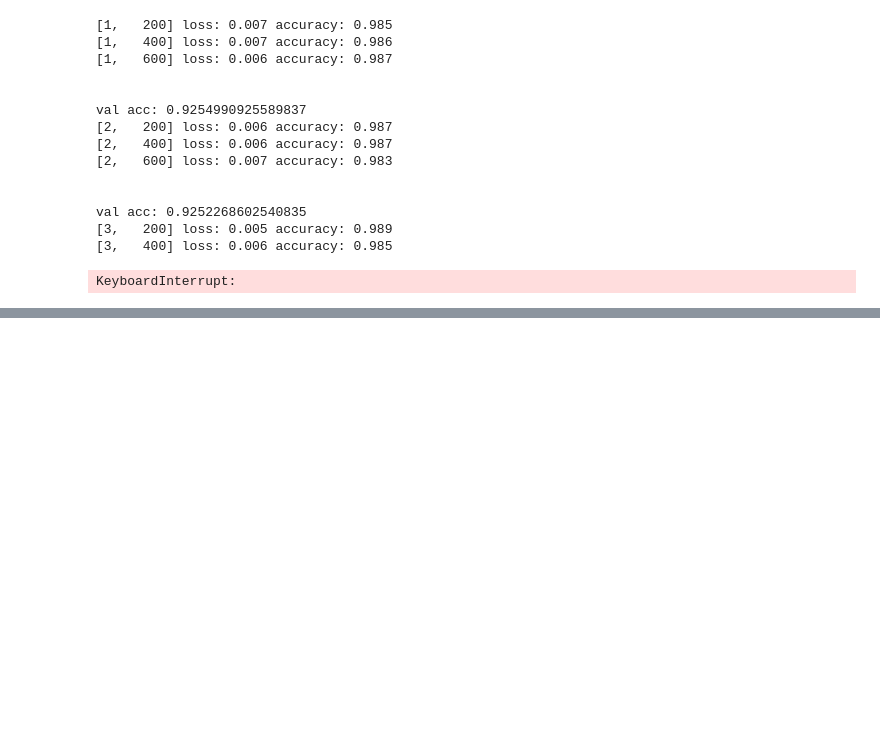
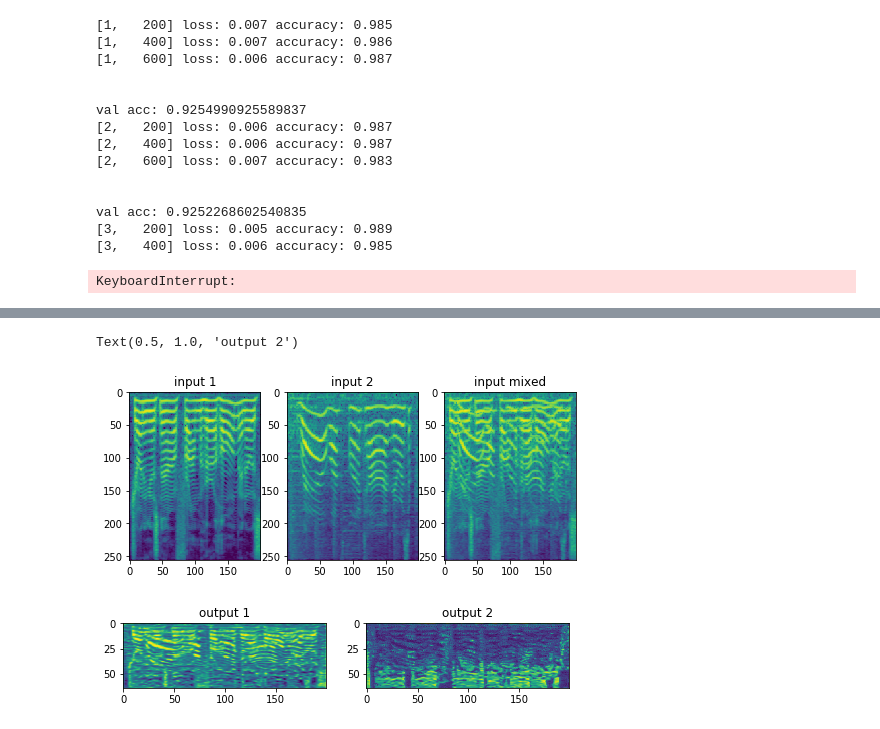
Before and after one commit to JunzheJosephZhu/Identifying-Speakers-in-Cocktail-Parties-with-E2E-Attention, a Jupyter notebook: overnet8.ipynb, the cells around one changed output, grey strips where cells are left out. Drawn from its saved outputs; the diff is of its cells as text; code cells hidden in the pictures; blank space fills up the shorter version.

```diff
--- a/overnet8.ipynb
+++ b/overnet8.ipynb
@@ -413,0 +414,46 @@ test acc: 0.92994555353902
+# %%
+modulelist2 = list([overnet.downsample1, overnet.res_att, overnet.downsample2])
+modulelist1 = list([overnet.downsample1, overnet.res_att])
+modulelist0 = list([overnet.downsample1])
+extractor2 = nn.Sequential(*modulelist2)
+extractor1 = nn.Sequential(*modulelist1)
+extractor0 = nn.Sequential(*modulelist0)
+# %%
+visualset = OverlayDataSet('overlay-test.csv', True)
+idx = np.random.randint(len(visualset))
+spec1, spec2, spec, target = visualset[idx]
+spec = torch.Tensor(spec).cuda(device).float()[None, ...]
+
+out0 = extractor0(spec)[0].detach().cpu().numpy()
+out1 = extractor1(spec)[0].detach().cpu().numpy()
+out2 = extractor2(spec)[0].detach().cpu().numpy()
+
+#out = out.reshape(-1, out.shape[-1])
+# out0 = np.concatenate(out0, axis = 1)
+# out1 = np.concatenate(out1, axis = 1)
+# out2 = np.concatenate(out2, axis = 1)
+plt.figure(figsize = (8, 16))
+plt.subplot(131)
+plt.imshow(spec1[0].T)
+plt.title('input 1')
+plt.subplot(132)
+plt.imshow(spec2[0].T)
+plt.title('input 2')
+plt.subplot(133)
+plt.imshow(spec[0][0].detach().cpu().numpy().T)
+plt.title('input mixed')
+# plt.figure(figsize = (32, 8))
+# plt.imshow(out0.T)
+# plt.figure(figsize = (32, 8))
+# plt.imshow(out1.T)
+plt.figure(figsize = (8, 16))
+plt.subplot(121)
+plt.imshow(out2[0].T)
+plt.title('output 1')
+plt.subplot(122)
+plt.imshow(out2[1].T)
+plt.title('output 2')
+# %% [output]
+Text(0.5, 1.0, 'output 2')
+[figure, added]
+[figure, added]
```
Also changed, not shown: parts of 2 cells of this notebook, 3 other files.
